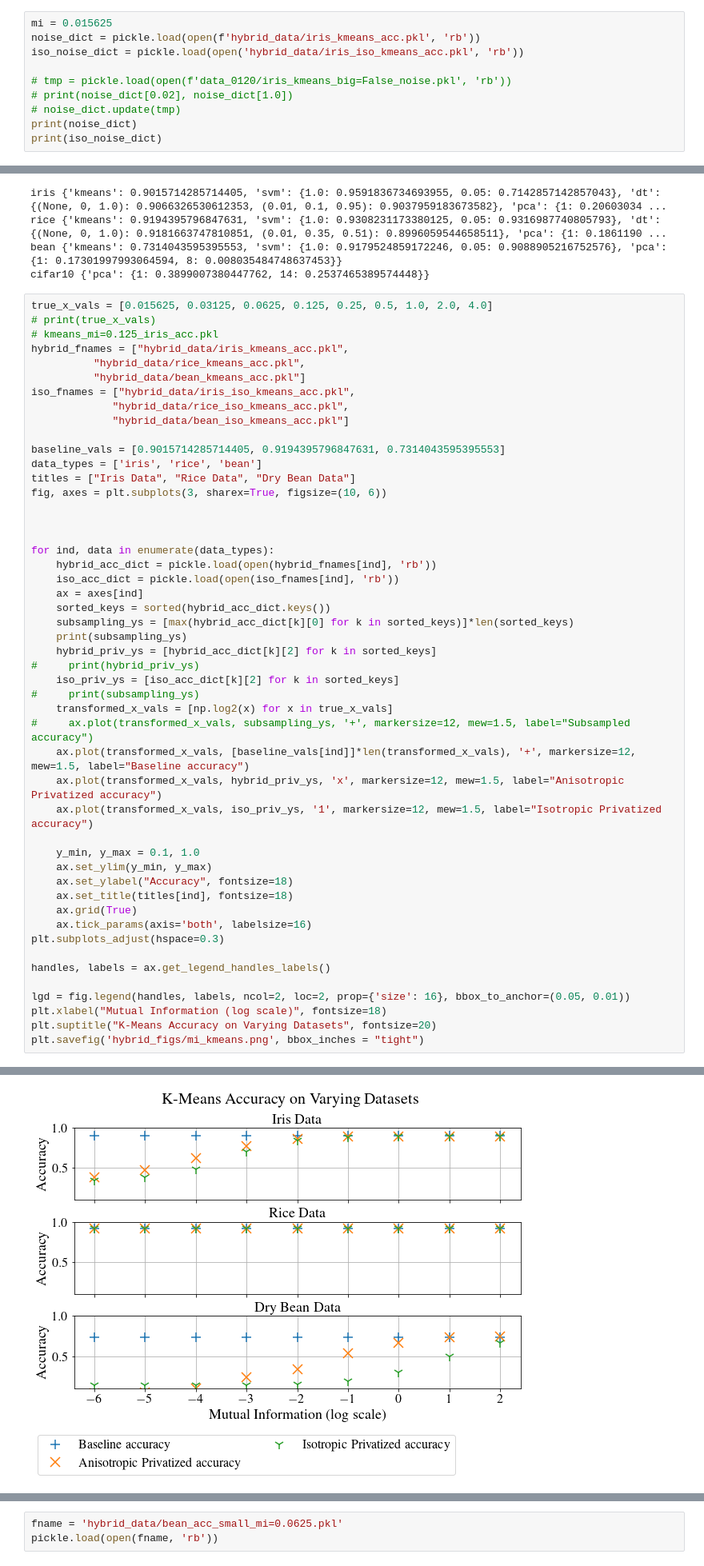
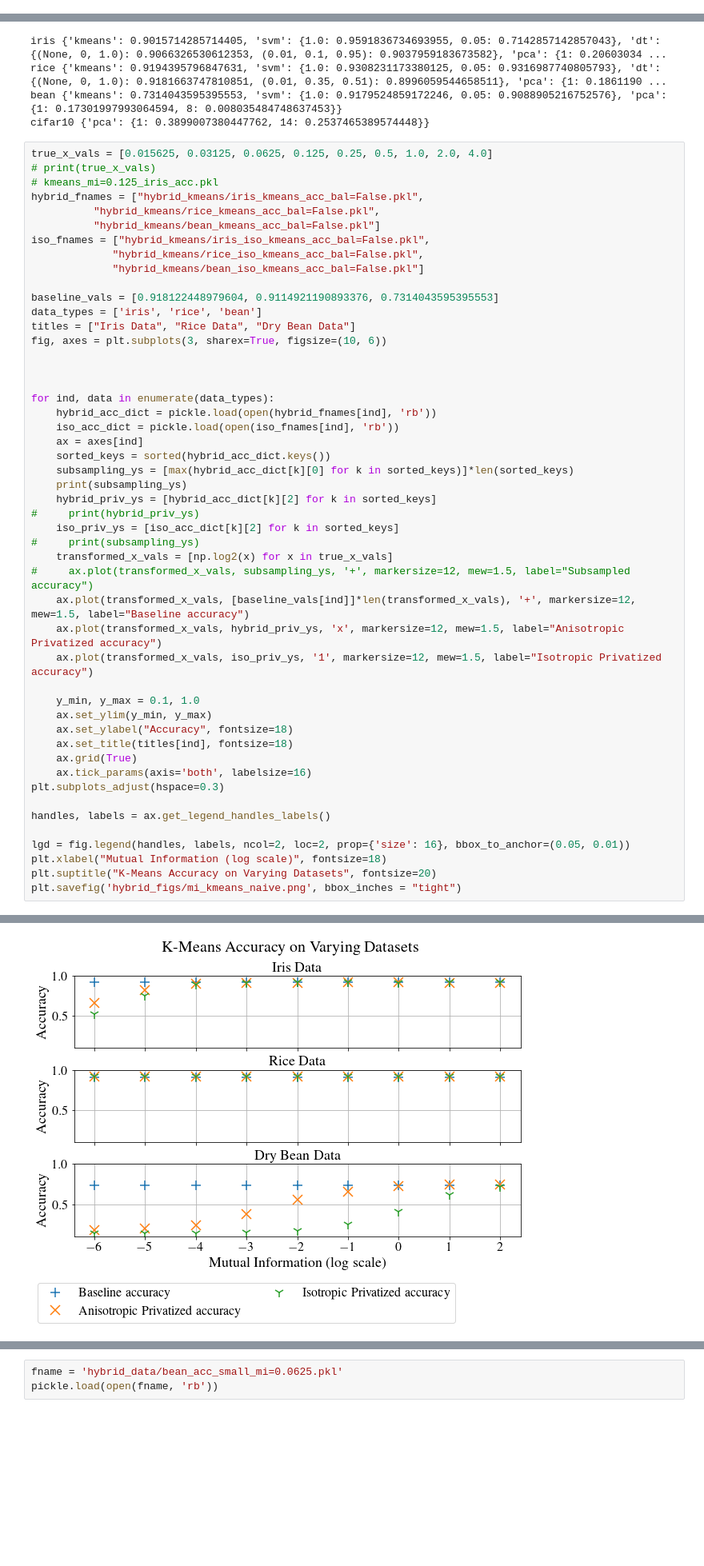
Before and after one commit to mayuri95/pac_algs, a Jupyter notebook: hybrid viz.ipynb, the cells around one changed output, grey strips where cells are left out. Shown at 80% size. Cells and saved outputs as stored; diff of their text form; blank space fills up the shorter version.

```diff
--- a/hybrid viz.ipynb
+++ b/hybrid viz.ipynb
@@ -14,13 +14,3 @@ rc('font',**{'family':'serif','serif':['Times']})
 # plt.rcParams["font.family"] = "Helvetica"
 
 rc('text', usetex=True)
-# %%
-mi = 0.015625
-noise_dict = pickle.load(open(f'hybrid_data/iris_kmeans_acc.pkl', 'rb'))
-iso_noise_dict = pickle.load(open('hybrid_data/iris_iso_kmeans_acc.pkl', 'rb'))
-
-# tmp = pickle.load(open(f'data_0120/iris_kmeans_big=False_noise.pkl', 'rb'))
-# print(noise_dict[0.02], noise_dict[1.0])
-# noise_dict.update(tmp)
-print(noise_dict)
-print(iso_noise_dict)
@@ -41,14 +28,14 @@ cifar10 {'pca': {1: 0.3899007380447762, 14: 0.2537465389574448}}
 true_x_vals = [0.015625, 0.03125, 0.0625, 0.125, 0.25, 0.5, 1.0, 2.0, 4.0]
 # print(true_x_vals)
 # kmeans_mi=0.125_iris_acc.pkl
-hybrid_fnames = ["hybrid_data/iris_kmeans_acc.pkl",
-          "hybrid_data/rice_kmeans_acc.pkl",
-          "hybrid_data/bean_kmeans_acc.pkl"]
-iso_fnames = ["hybrid_data/iris_iso_kmeans_acc.pkl",
-             "hybrid_data/rice_iso_kmeans_acc.pkl",
-             "hybrid_data/bean_iso_kmeans_acc.pkl"]
+hybrid_fnames = ["hybrid_kmeans/iris_kmeans_acc_bal=False.pkl",
+          "hybrid_kmeans/rice_kmeans_acc_bal=False.pkl",
+          "hybrid_kmeans/bean_kmeans_acc_bal=False.pkl"]
+iso_fnames = ["hybrid_kmeans/iris_iso_kmeans_acc_bal=False.pkl",
+             "hybrid_kmeans/rice_iso_kmeans_acc_bal=False.pkl",
+             "hybrid_kmeans/bean_iso_kmeans_acc_bal=False.pkl"]
 
-baseline_vals = [0.9015714285714405, 0.9194395796847631, 0.7314043595395553]
+baseline_vals = [0.918122448979604, 0.9114921190893376, 0.7314043595395553]
 data_types = ['iris', 'rice', 'bean']
 titles = ["Iris Data", "Rice Data", "Dry Bean Data"]
 fig, axes = plt.subplots(3, sharex=True, figsize=(10, 6))
@@ -85,5 +72,5 @@ handles, labels = ax.get_legend_handles_labels()
 lgd = fig.legend(handles, labels, ncol=2, loc=2, prop={'size': 16}, bbox_to_anchor=(0.05, 0.01))
 plt.xlabel("Mutual Information (log scale)", fontsize=18)
 plt.suptitle("K-Means Accuracy on Varying Datasets", fontsize=20)
-plt.savefig('hybrid_figs/mi_kmeans.png', bbox_inches = "tight")
+plt.savefig('hybrid_figs/mi_kmeans_naive.png', bbox_inches = "tight")
 # %% [output]
@@ -93 +80 @@ plt.savefig('hybrid_figs/mi_kmeans.png', bbox_inches = "tight")
-[figure, old version]
+[figure, new version]
```
Also changed, not shown: parts of 12 cells of this notebook, 37 other files.
